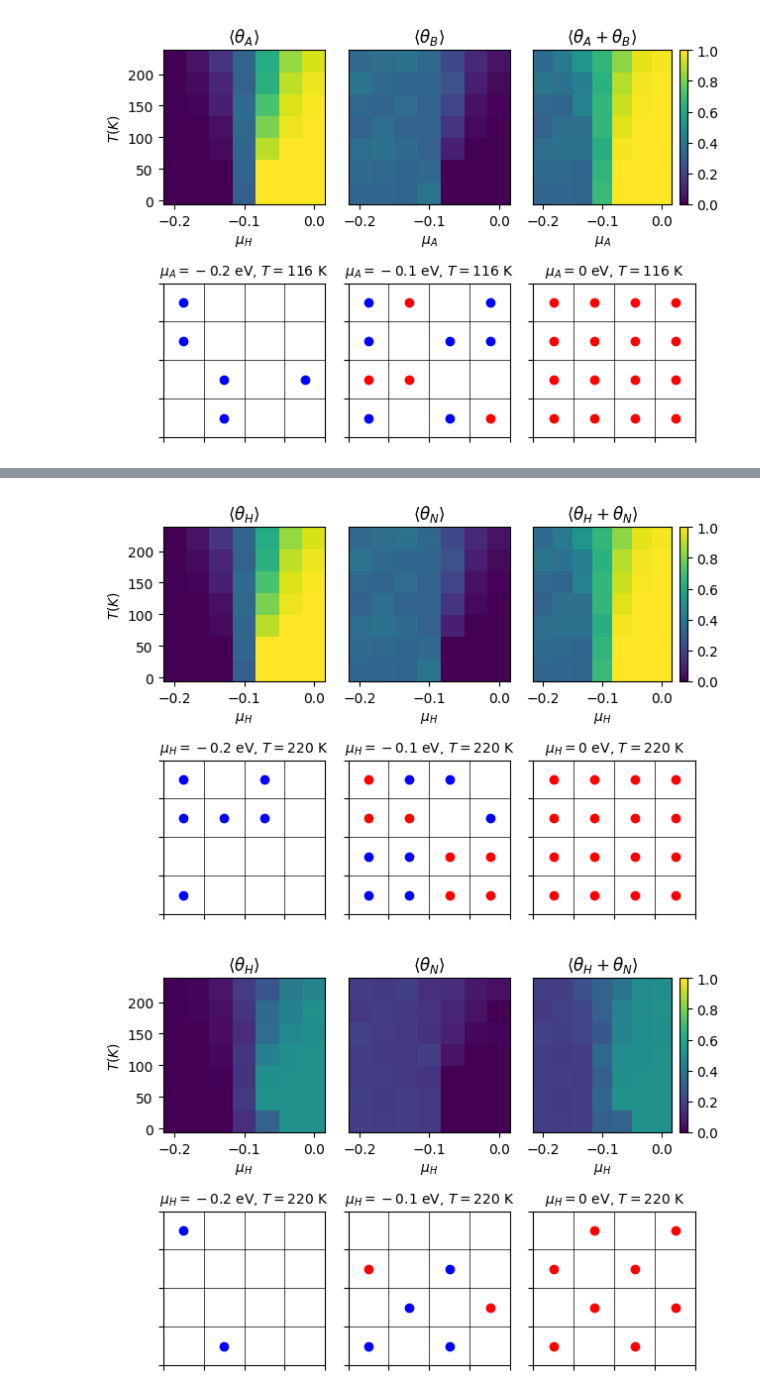
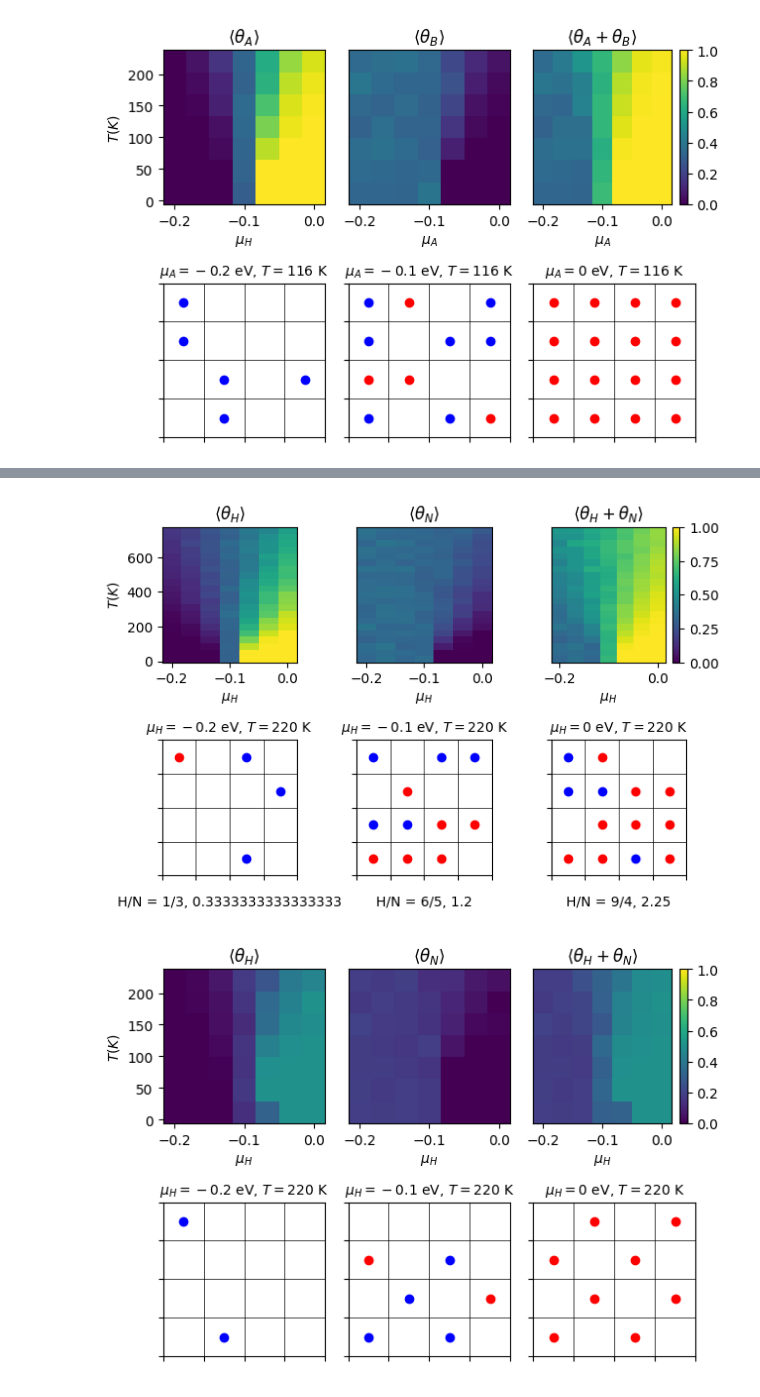
Before and after one commit to beanch96/HW_TESTS, a Jupyter notebook: Project1_Test.ipynb, the cells around one changed output, grey strips where cells are left out. Cells and saved outputs as stored; diff of their text form; code cells hidden in the pictures.

```diff
--- a/Project1_Test.ipynb
+++ b/Project1_Test.ipynb
@@ -191,6 +191,16 @@ def plot_lattice(lattice, ax, title):
     # Set the title of the plot
     ax.set_title(title)
 
+     # Calculate the coverage ratio (H/N)
+    total_H = np.sum(lattice == 1)  # Assuming 1 represents H in the lattice
+    total_N = np.sum(lattice == 2)  # Assuming 2 represents N in the lattice
+    fraction = total_H/total_N
+
+    ratio_text = f'{total_H}/{total_N}, {fraction}'
+    ax.text(0.5, -0.2, f'H/N = {ratio_text}', color='black', fontsize=10,
+            ha='center', va='center', transform=ax.transAxes)
+
+
     return ax
 # %%
 import numpy as np
@@ -284,7 +294,7 @@ import matplotlib.pyplot as plt
 size = 4
 n_steps = 10000
 mus_A = np.linspace(-0.2, 0, 7)
-Ts = np.linspace(0.001, 0.019, 7)
+Ts = np.linspace(0.001, 0.065, 21)
 
 params = []
 for mu_A in mus_A:
@@ -322,4 +386,5 @@ print(Ts)
 # %%
+
 
 # Plot the final lattice configuration
 # Plot the T-mu_A phase diagram
@@ -332,37 +397,37 @@ axs[0].pcolormesh(mus_A, Ts, mean_coverage_H.T, cmap='viridis', vmin=0, vmax=1)
 axs[0].set_title(r'$\langle \theta_H \rangle$')
 axs[0].set_xlabel(r'$\mu_H$')
 axs[0].set_ylabel(r'$T(K)$')
 
 # Mean coverage of N
 axs[1].pcolormesh(mus_A, Ts, mean_coverage_N.T, cmap='viridis', vmin=0, vmax=1)
 axs[1].set_title(r'$\langle \theta_N \rangle$')
 axs[1].set_xlabel(r'$\mu_H$')
 axs[1].set_yticks([])
 
 # Mean total coverage
 cax = axs[2].pcolormesh(mus_A, Ts, mean_coverage_H.T + mean_coverage_N.T, cmap='viridis', vmin=0, vmax=1)
 axs[2].set_title(r'$\langle \theta_H + \theta_N \rangle$')
 axs[2].set_xlabel(r'$\mu_H$')
 axs[2].set_yticks([])
 fig.colorbar(cax, ax=axs[2], location='right', fraction=0.1)
 
 fontisize=10
 # mu_A = -0.2 eV and T = 0.01 / k
-axs[3] = plot_lattice(final_lattice[0, 6], axs[3], r'$\mu_H = -0.2$ eV, $T = 220$ K')
+axs[3] = plot_lattice(final_lattice[0, 19], axs[3], r'$\mu_H = -0.2$ eV, $T = 220$ K')
 axs[3].set_title(r'$\mu_H = -0.2$ eV, $T = 220$ K', fontsize=fontisize)
 
 # mu_A = -0.1 eV and T = 0.01 / k
-axs[4] = plot_lattice(final_lattice[3, 6], axs[4], r'$\mu_H = -0.1$ eV, $T = 220$ K')
+axs[4] = plot_lattice(final_lattice[3, 19], axs[4], r'$\mu_H = -0.1$ eV, $T = 220$ K')
 axs[4].set_title(r'$\mu_H = -0.1$ eV, $T = 220$ K', fontsize=fontisize)
 
 # mu_A = 0 eV and T = 0.01 / k
-axs[5] = plot_lattice(final_lattice[6, 6], axs[5], r'$\mu_H = 0$ eV, $T = 220$ K')
+axs[5] = plot_lattice(final_lattice[6, 19], axs[5], r'$\mu_H = 0$ eV, $T = 220$ K')
 axs[5].set_title(r'$\mu_H = 0$ eV, $T = 220$ K', fontsize=fontisize)
 
 plt.tight_layout()
 plt.show()
 # %% [output]
-[figure, old version]
+[figure, new version]
 # %%
 #Repulsive Interaction
 
```
Also changed, not shown: parts of 3 cells of this notebook.
